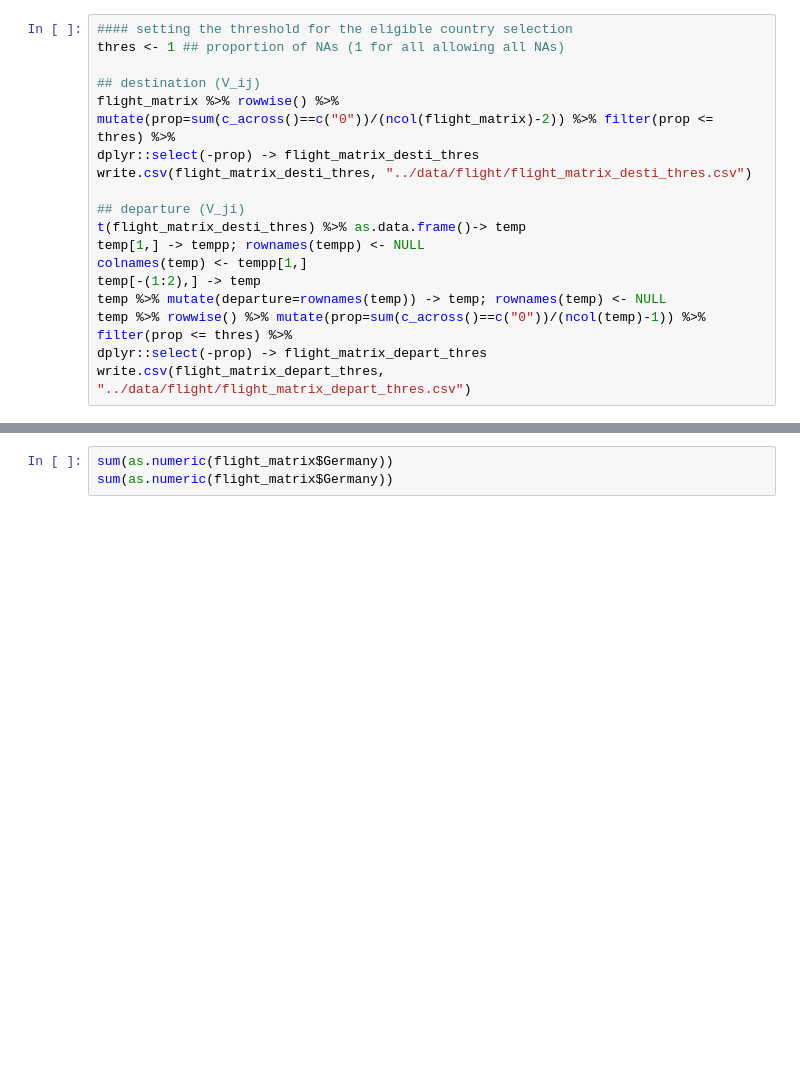
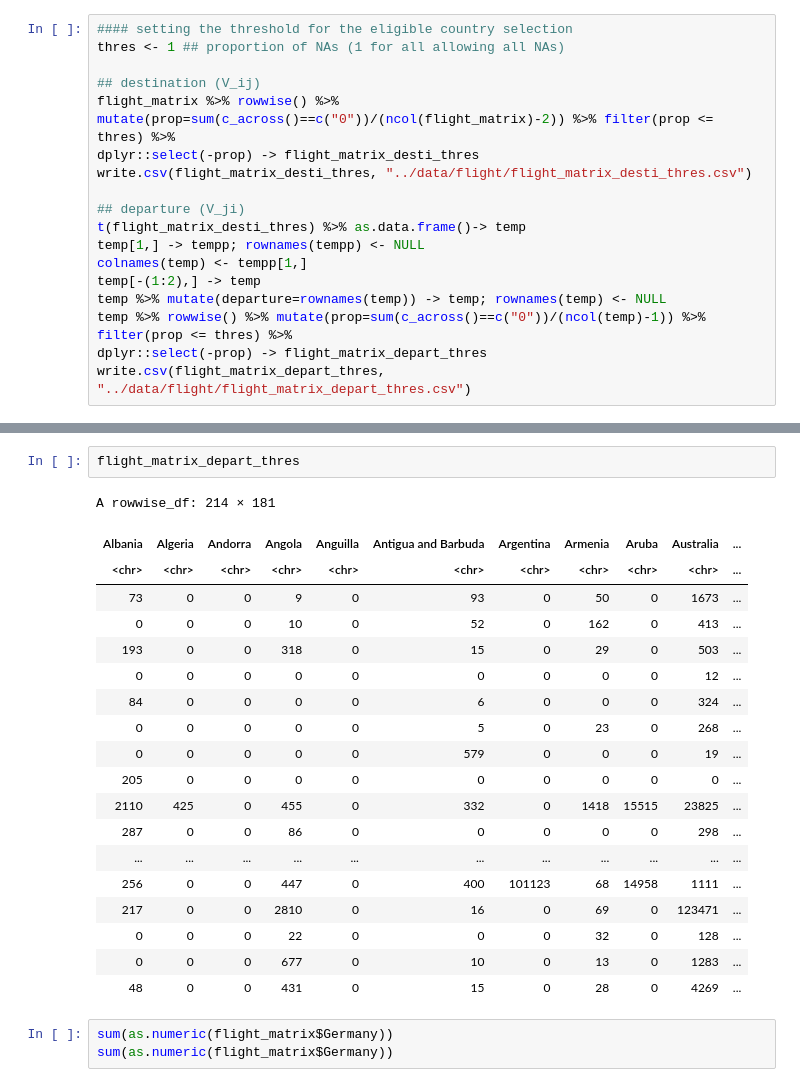
Before and after one commit to SungmokJung/mpox_global, a Jupyter notebook: scripts/A2. Flight data.ipynb, the cells around one changed output, grey strips where cells are left out. Cells and saved outputs as stored; diff of their text form; blank space fills up the shorter version.

```diff
--- a/scripts/A2. Flight data.ipynb
+++ b/scripts/A2. Flight data.ipynb
@@ -167,3 +152,25 @@ write.csv(flight_matrix_depart_thres, "../data/flight/flight_matrix_depart_thres
+# %%
+flight_matrix_depart_thres
+# %% [output]
+A rowwise_df: 214 × 181
+| Albania | Algeria | Andorra | Angola | Anguilla | Antigua and Barbuda | Argentina | Armenia | Aruba | Australia | ... |
+| <chr> | <chr> | <chr> | <chr> | <chr> | <chr> | <chr> | <chr> | <chr> | <chr> | ... |
+| 73 | 0 | 0 | 9 | 0 | 93 | 0 | 50 | 0 | 1673 | ... |
+| 0 | 0 | 0 | 10 | 0 | 52 | 0 | 162 | 0 | 413 | ... |
+| 193 | 0 | 0 | 318 | 0 | 15 | 0 | 29 | 0 | 503 | ... |
+| 0 | 0 | 0 | 0 | 0 | 0 | 0 | 0 | 0 | 12 | ... |
+| 84 | 0 | 0 | 0 | 0 | 6 | 0 | 0 | 0 | 324 | ... |
+| 0 | 0 | 0 | 0 | 0 | 5 | 0 | 23 | 0 | 268 | ... |
+| 0 | 0 | 0 | 0 | 0 | 579 | 0 | 0 | 0 | 19 | ... |
+| 205 | 0 | 0 | 0 | 0 | 0 | 0 | 0 | 0 | 0 | ... |
+| 2110 | 425 | 0 | 455 | 0 | 332 | 0 | 1418 | 15515 | 23825 | ... |
+| 287 | 0 | 0 | 86 | 0 | 0 | 0 | 0 | 0 | 298 | ... |
+| ... | ... | ... | ... | ... | ... | ... | ... | ... | ... | ... |
+| 256 | 0 | 0 | 447 | 0 | 400 | 101123 | 68 | 14958 | 1111 | ... |
+| 217 | 0 | 0 | 2810 | 0 | 16 | 0 | 69 | 0 | 123471 | ... |
+| 0 | 0 | 0 | 22 | 0 | 0 | 0 | 32 | 0 | 128 | ... |
+| 0 | 0 | 0 | 677 | 0 | 10 | 0 | 13 | 0 | 1283 | ... |
+| 48 | 0 | 0 | 431 | 0 | 15 | 0 | 28 | 0 | 4269 | ... |
 # %%
 sum(as.numeric(flight_matrix$Germany))
 sum(as.numeric(flight_matrix$Germany))
```
Also changed, not shown: parts of 4 cells of this notebook, 36 other files.
